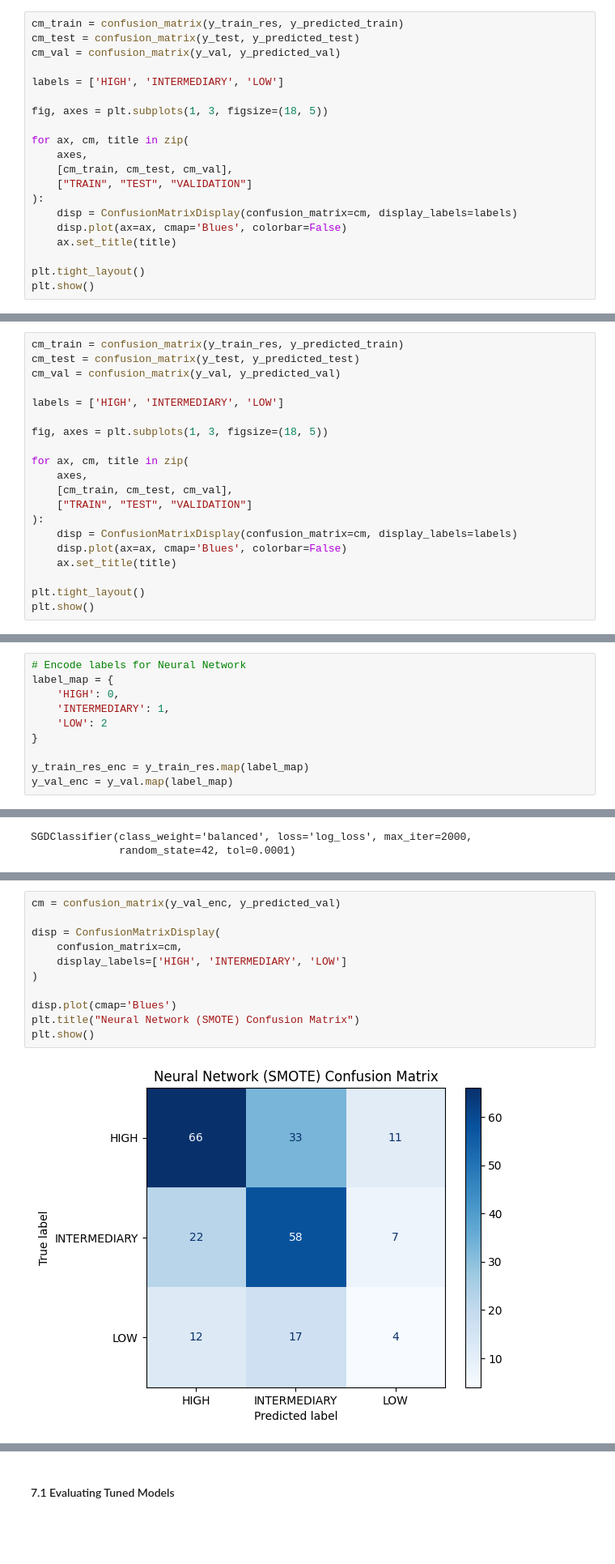
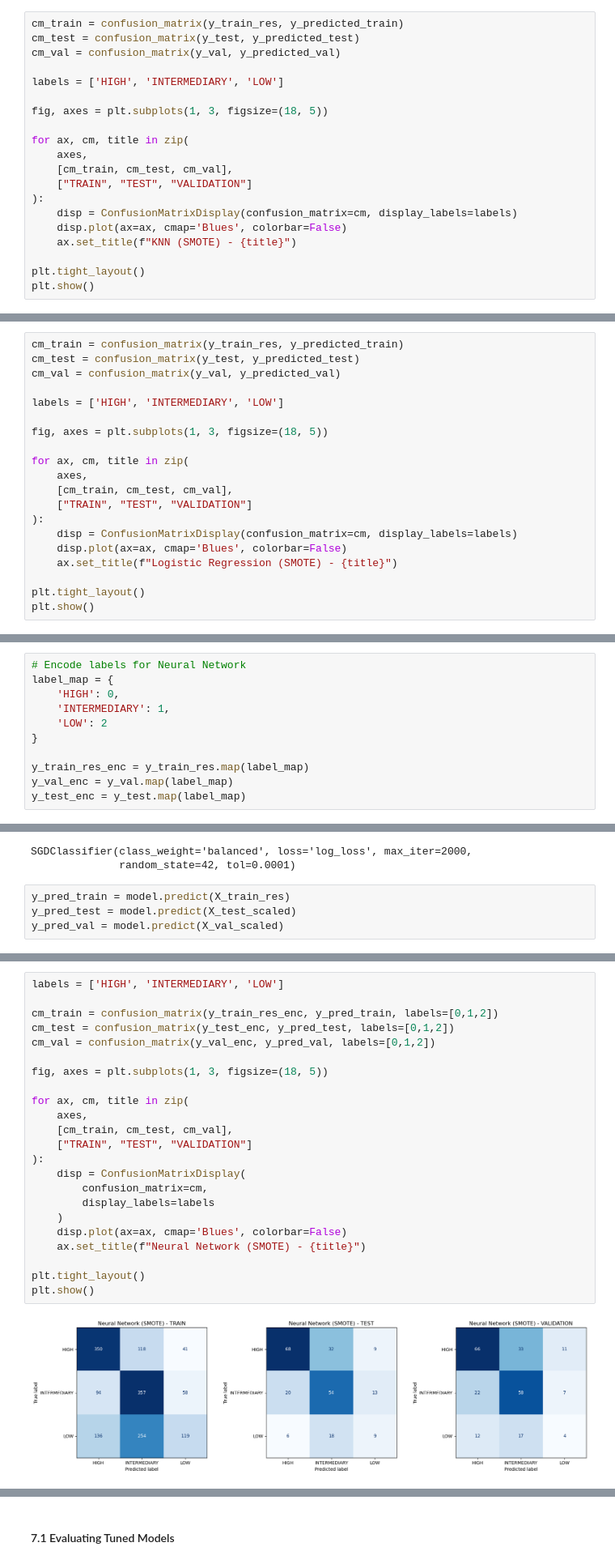
Before and after one commit to shampeyndadi/STINTSY_MCO, a Jupyter notebook: MCO.ipynb, the cells around one changed output, grey strips where cells are left out. Shown at 81% size. Drawn from its saved outputs; the diff is of its cells as text; blank space fills up the shorter version.

```diff
--- a/MCO.ipynb
+++ b/MCO.ipynb
@@ -1242,7 +1263,7 @@ for ax, cm, title in zip(
 ):
     disp = ConfusionMatrixDisplay(confusion_matrix=cm, display_labels=labels)
     disp.plot(ax=ax, cmap='Blues', colorbar=False)
-    ax.set_title(title)
+    ax.set_title(f"KNN (SMOTE) - {title}")
 
 plt.tight_layout()
 plt.show()
@@ -1306,7 +1327,7 @@ for ax, cm, title in zip(
 ):
     disp = ConfusionMatrixDisplay(confusion_matrix=cm, display_labels=labels)
     disp.plot(ax=ax, cmap='Blues', colorbar=False)
-    ax.set_title(title)
+    ax.set_title(f"Logistic Regression (SMOTE) - {title}")
 
 plt.tight_layout()
 plt.show()
@@ -1324,9 +1345,14 @@ label_map = {
 
 y_train_res_enc = y_train_res.map(label_map)
 y_val_enc = y_val.map(label_map)
+y_test_enc = y_test.map(label_map)
 # %%
 model.fit(X_train_res, y_train_res_enc)
 # %% [output]
 SGDClassifier(class_weight='balanced', loss='log_loss', max_iter=2000,
               random_state=42, tol=0.0001)
+# %%
+y_pred_train = model.predict(X_train_res)
+y_pred_test = model.predict(X_test_scaled)
+y_pred_val = model.predict(X_val_scaled)
 # %%
@@ -1351,14 +1380,26 @@ weighted avg     0.5449    0.5565    0.5465       230
 # %%
-cm = confusion_matrix(y_val_enc, y_predicted_val)
+labels = ['HIGH', 'INTERMEDIARY', 'LOW']
 
-disp = ConfusionMatrixDisplay(
-    confusion_matrix=cm,
-    display_labels=['HIGH', 'INTERMEDIARY', 'LOW']
-)
+cm_train = confusion_matrix(y_train_res_enc, y_pred_train, labels=[0,1,2])
+cm_test = confusion_matrix(y_test_enc, y_pred_test, labels=[0,1,2])
+cm_val = confusion_matrix(y_val_enc, y_pred_val, labels=[0,1,2])
 
-disp.plot(cmap='Blues')
-plt.title("Neural Network (SMOTE) Confusion Matrix")
+fig, axes = plt.subplots(1, 3, figsize=(18, 5))
+
+for ax, cm, title in zip(
+    axes,
+    [cm_train, cm_test, cm_val],
+    ["TRAIN", "TEST", "VALIDATION"]
+):
+    disp = ConfusionMatrixDisplay(
+        confusion_matrix=cm,
+        display_labels=labels
+    )
+    disp.plot(ax=ax, cmap='Blues', colorbar=False)
+    ax.set_title(f"Neural Network (SMOTE) - {title}")
+
+plt.tight_layout()
 plt.show()
 # %% [output]
-[figure, old version]
+[figure, new version]
 # %% [markdown]
```
Also changed, not shown: parts of 46 cells of this notebook.
